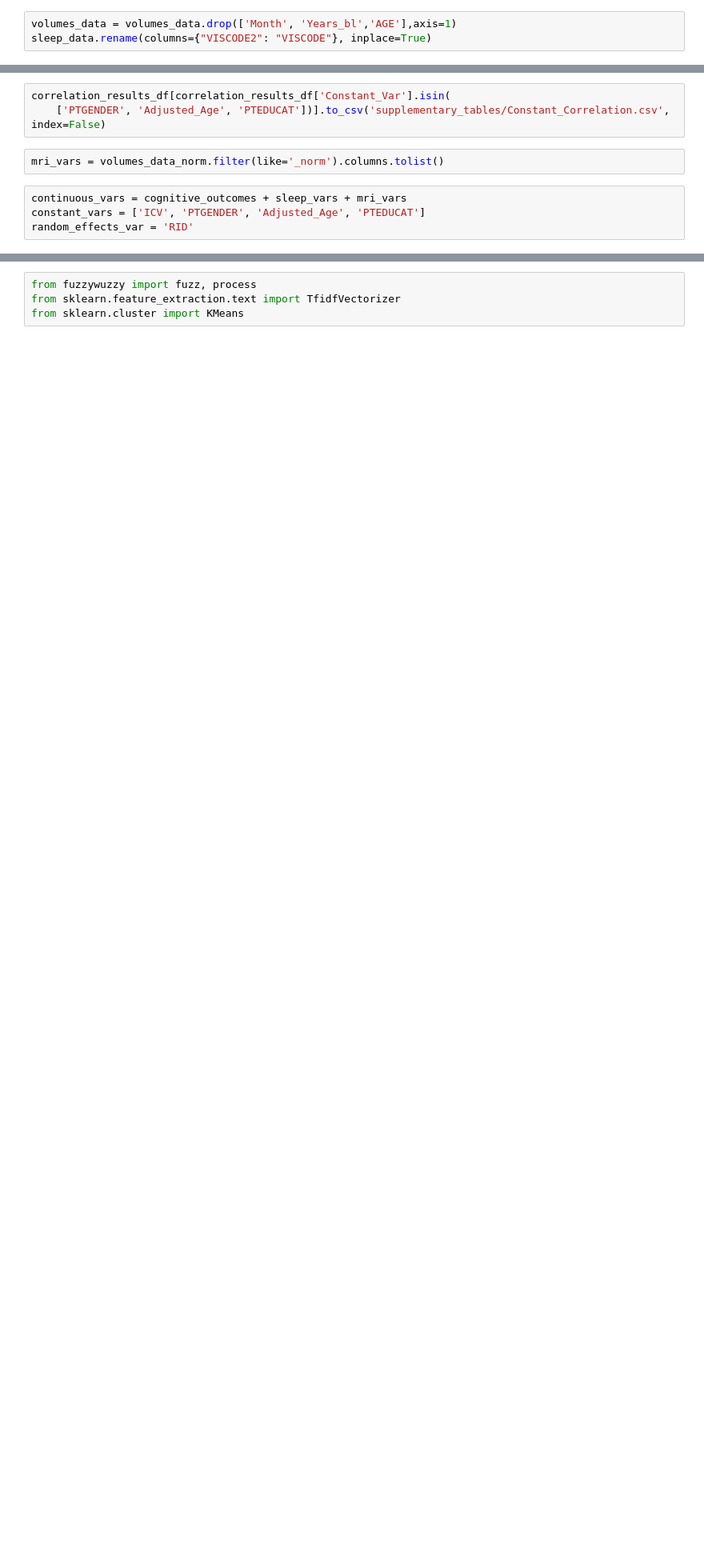
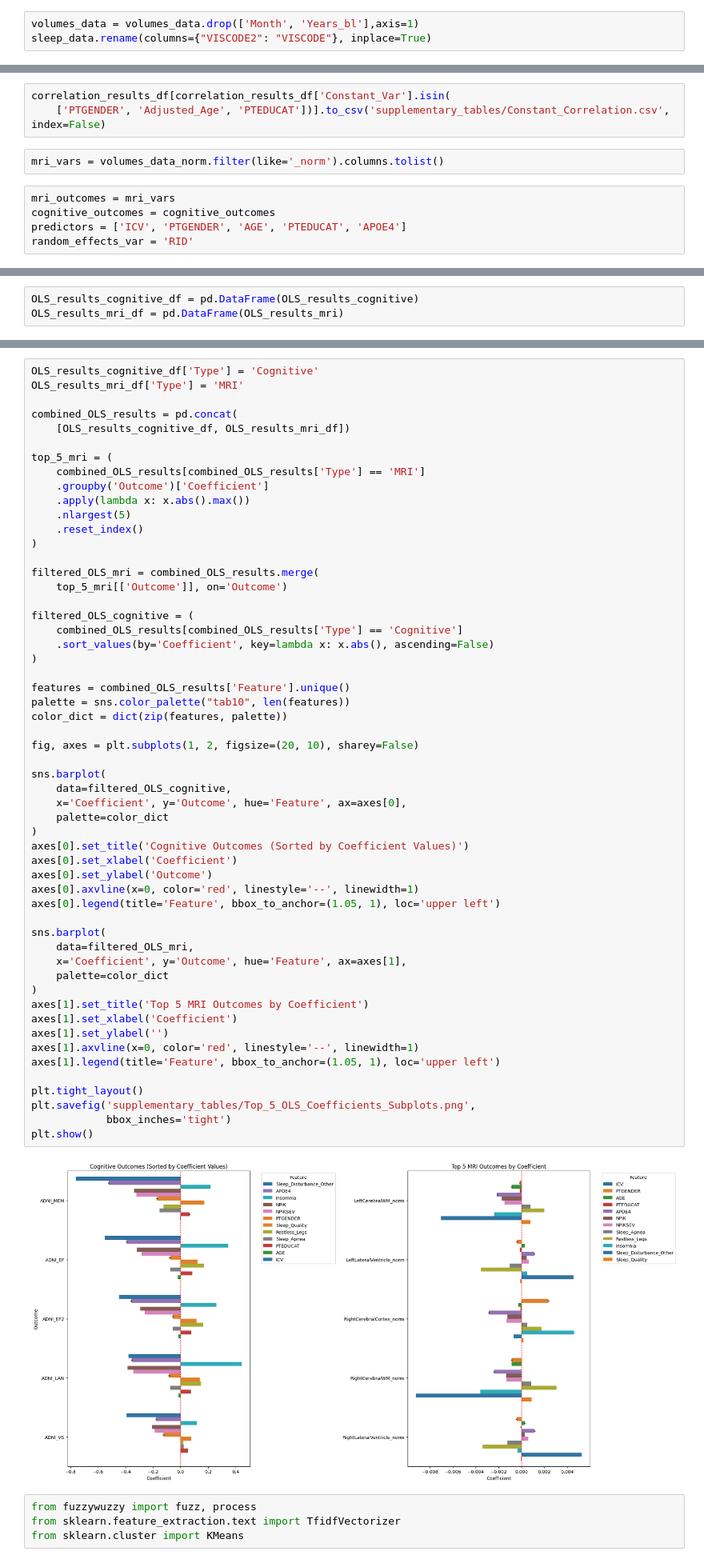
Before and after one commit to Da4kek/AD-Sleep, a Jupyter notebook: modeling-2.ipynb, the cells around one changed output, grey strips where cells are left out. Shown: that part at 80% size. Drawn from its saved outputs; the diff is of its cells as text; blank space fills up the shorter version.

```diff
--- a/modeling-2.ipynb
+++ b/modeling-2.ipynb
@@ -14,7 +27,7 @@ ICV_info = adnimerge[['VISCODE','ICV','RID']]
 sleep_data = pd.read_csv('Longitudinal sleep.csv')
 volumes_data = pd.read_csv('Volumes_merge.csv')
 # %%
-volumes_data = volumes_data.drop(['Month', 'Years_bl','AGE'],axis=1)
+volumes_data = volumes_data.drop(['Month', 'Years_bl'],axis=1)
 sleep_data.rename(columns={"VISCODE2": "VISCODE"}, inplace=True)
 # %%
 cognitive_outcomes = ['ADNI_MEM', 'ADNI_EF', 'ADNI_LAN', 'ADNI_VS', 'ADNI_EF2']
@@ -238,7 +251,8 @@ correlation_results_df[correlation_results_df['Constant_Var'].isin(
 # %%
 mri_vars = volumes_data_norm.filter(like='_norm').columns.tolist()
 # %%
-continuous_vars = cognitive_outcomes + sleep_vars + mri_vars
-constant_vars = ['ICV', 'PTGENDER', 'Adjusted_Age', 'PTEDUCAT']
+mri_outcomes = mri_vars
+cognitive_outcomes = cognitive_outcomes
+predictors = ['ICV', 'PTGENDER', 'AGE', 'PTEDUCAT', 'APOE4']
 random_effects_var = 'RID'
 # %%
@@ -353,0 +295,3 @@ Passing `palette` without assigning `hue` is deprecated and will be removed in v
+# %%
+OLS_results_cognitive_df = pd.DataFrame(OLS_results_cognitive)
+OLS_results_mri_df = pd.DataFrame(OLS_results_mri)
@@ -354,3 +319,60 @@ Passing `palette` without assigning `hue` is deprecated and will be removed in v
+# %%
+OLS_results_cognitive_df['Type'] = 'Cognitive'
+OLS_results_mri_df['Type'] = 'MRI'
+
+combined_OLS_results = pd.concat(
+    [OLS_results_cognitive_df, OLS_results_mri_df])
+
+top_5_mri = (
+    combined_OLS_results[combined_OLS_results['Type'] == 'MRI']
+    .groupby('Outcome')['Coefficient']
+    .apply(lambda x: x.abs().max())
+    .nlargest(5)
+    .reset_index()
+)
+
+filtered_OLS_mri = combined_OLS_results.merge(
+    top_5_mri[['Outcome']], on='Outcome')
+
+filtered_OLS_cognitive = (
+    combined_OLS_results[combined_OLS_results['Type'] == 'Cognitive']
+    .sort_values(by='Coefficient', key=lambda x: x.abs(), ascending=False)
+)
+
+features = combined_OLS_results['Feature'].unique()
+palette = sns.color_palette("tab10", len(features))
+color_dict = dict(zip(features, palette))
+
+fig, axes = plt.subplots(1, 2, figsize=(20, 10), sharey=False)
+
+sns.barplot(
+    data=filtered_OLS_cognitive,
+    x='Coefficient', y='Outcome', hue='Feature', ax=axes[0],
+    palette=color_dict
+)
+axes[0].set_title('Cognitive Outcomes (Sorted by Coefficient Values)')
+axes[0].set_xlabel('Coefficient')
+axes[0].set_ylabel('Outcome')
+axes[0].axvline(x=0, color='red', linestyle='--', linewidth=1)
+axes[0].legend(title='Feature', bbox_to_anchor=(1.05, 1), loc='upper left')
+
+sns.barplot(
+    data=filtered_OLS_mri,
+    x='Coefficient', y='Outcome', hue='Feature', ax=axes[1],
+    palette=color_dict
+)
+axes[1].set_title('Top 5 MRI Outcomes by Coefficient')
+axes[1].set_xlabel('Coefficient')
+axes[1].set_ylabel('')
+axes[1].axvline(x=0, color='red', linestyle='--', linewidth=1)
+axes[1].legend(title='Feature', bbox_to_anchor=(1.05, 1), loc='upper left')
+
+plt.tight_layout()
+plt.savefig('supplementary_tables/Top_5_OLS_Coefficients_Subplots.png',
+            bbox_inches='tight')
+plt.show()
+# %% [output]
+[figure, added]
 # %%
 from fuzzywuzzy import fuzz, process
 from sklearn.feature_extraction.text import TfidfVectorizer
```
Also changed, not shown: parts of 9 cells of this notebook, 2 other files.
